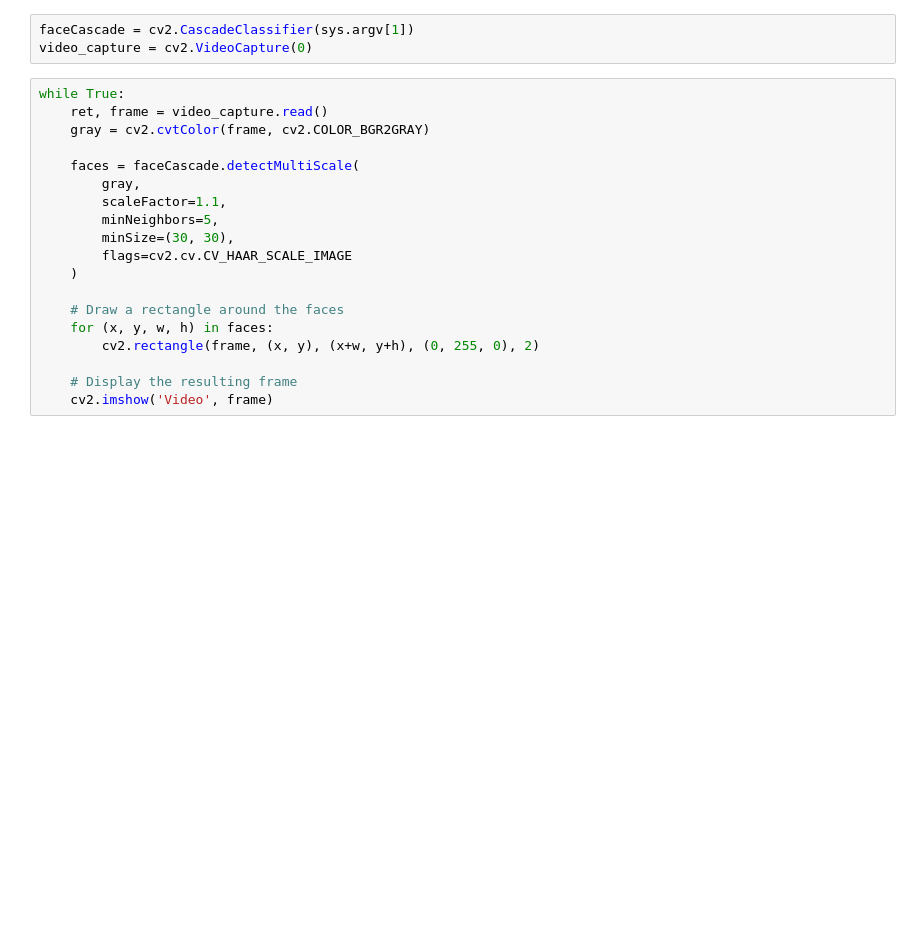
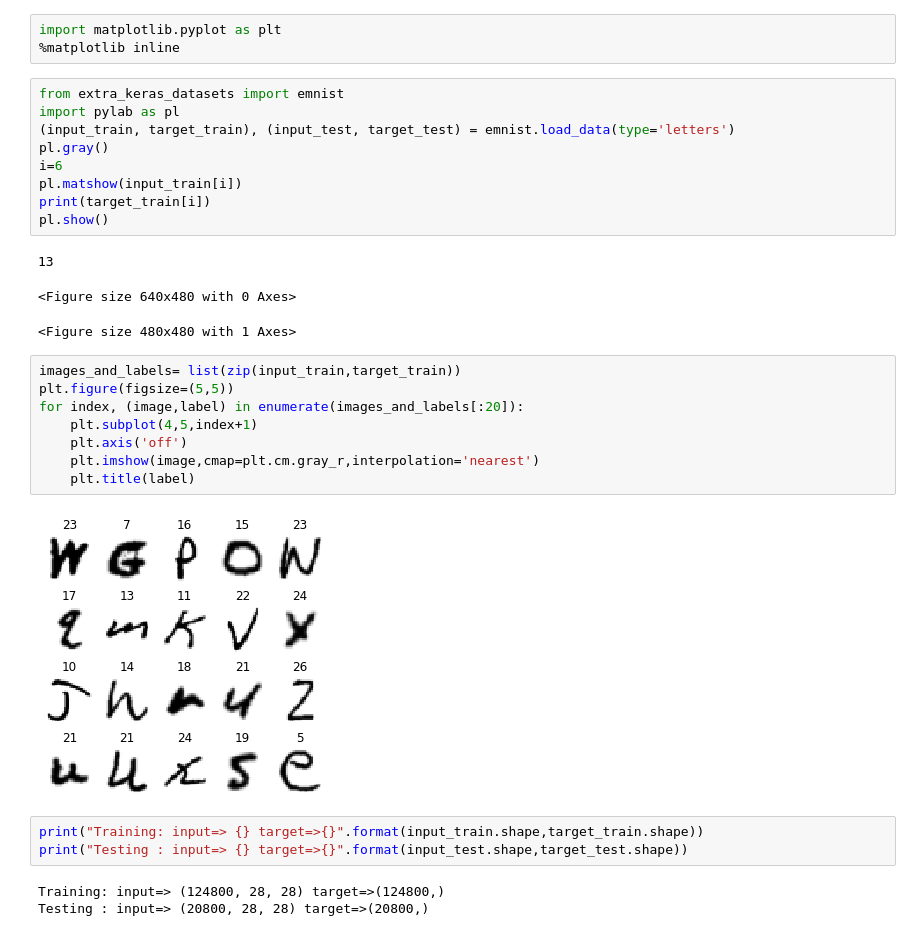
Before and after one commit to IET-NITK/HandwritingRecognizer, a Jupyter notebook: index.ipynb, the cells around one changed output. Drawn from its saved outputs; the diff is of its cells as text; blank space fills up the shorter version.

```diff
--- a/index.ipynb
+++ b/index.ipynb
@@ -6,22 +1,32 @@ ModuleNotFoundError: No module named 'cv2'
-# %%
-faceCascade = cv2.CascadeClassifier(sys.argv[1])
-video_capture = cv2.VideoCapture(0)
-# %%
-while True:
-    ret, frame = video_capture.read()
-    gray = cv2.cvtColor(frame, cv2.COLOR_BGR2GRAY)
-
-    faces = faceCascade.detectMultiScale(
-        gray,
-        scaleFactor=1.1,
-        minNeighbors=5,
-        minSize=(30, 30),
-        flags=cv2.cv.CV_HAAR_SCALE_IMAGE
-    )
-
-    # Draw a rectangle around the faces
-    for (x, y, w, h) in faces:
-        cv2.rectangle(frame, (x, y), (x+w, y+h), (0, 255, 0), 2)
-
-    # Display the resulting frame
-    cv2.imshow('Video', frame)
+# %%
+import matplotlib.pyplot as plt
+%matplotlib inline
+# %%
+from extra_keras_datasets import emnist
+import pylab as pl
+(input_train, target_train), (input_test, target_test) = emnist.load_data(type='letters')
+pl.gray()
+i=6
+pl.matshow(input_train[i])
+print(target_train[i])
+pl.show()
+# %% [output]
+13
+<Figure size 640x480 with 0 Axes>
+<Figure size 480x480 with 1 Axes>
+# %%
+images_and_labels= list(zip(input_train,target_train))
+plt.figure(figsize=(5,5))
+for index, (image,label) in enumerate(images_and_labels[:20]):
+    plt.subplot(4,5,index+1)
+    plt.axis('off')
+    plt.imshow(image,cmap=plt.cm.gray_r,interpolation='nearest')
+    plt.title(label)
+# %% [output]
+[figure, added]
+# %%
+print("Training: input=> {} target=>{}".format(input_train.shape,target_train.shape))
+print("Testing : input=> {} target=>{}".format(input_test.shape,target_test.shape))
+# %% [output]
+Training: input=> (124800, 28, 28) target=>(124800,)
+Testing : input=> (20800, 28, 28) target=>(20800,)
```
Also changed, not shown: parts of 16 cells of this notebook, 7 other files.
